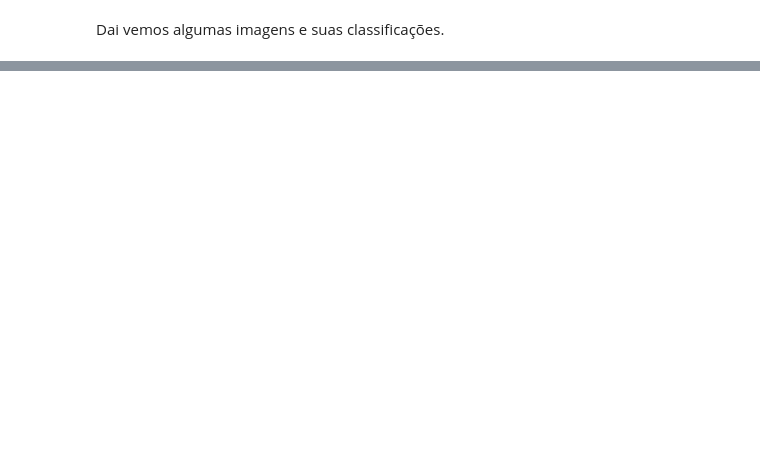
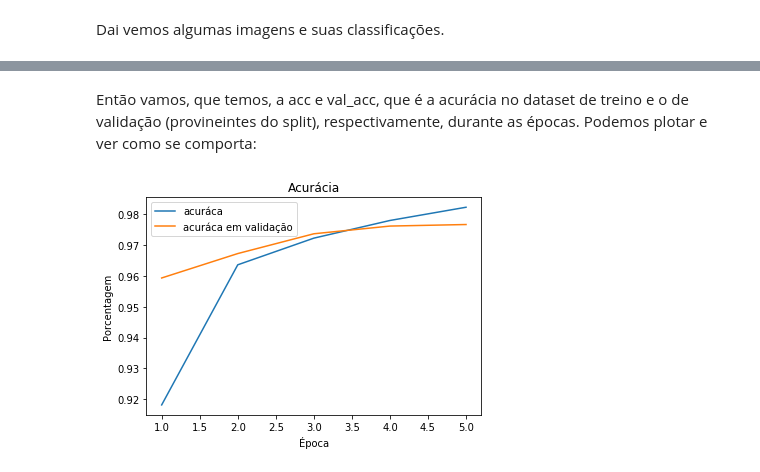
Before and after one commit to caverna-de-dados/blog, a Jupyter notebook: notebooks/Breve tutorial de Keras.ipynb, the cells around one changed output, grey strips where cells are left out. Saved outputs shown, nothing was run; the diff lists cells and outputs as text; code cells hidden in the pictures; blank space fills up the shorter version.

Commit message:
Atualizado notebok do post de introducao ao keras

```diff
--- a/notebooks/Breve tutorial de Keras.ipynb
+++ b/notebooks/Breve tutorial de Keras.ipynb
@@ -92,0 +94,9 @@ A mais comum, é a Sequencial (Sequential), onde a informação de uma camada é
+# %%
+from keras.models import Sequential
+from keras.layers import Dense, Flatten, Dropout
+
+modelo = Sequential()
+modelo.add( Flatten(input_shape=(28, 28)) )
+modelo.add( Dense(256, activation="relu") )
+modelo.add( Dropout(0.2) )
+modelo.add( Dense(10, activation="softmax") )
@@ -92,0 +111,6 @@ A mais comum, é a Sequencial (Sequential), onde a informação de uma camada é
+# %%
+modelo.compile(
+    optimizer="adam",
+    loss="sparse_categorical_crossentropy",
+    metrics=["accuracy"]
+)
@@ -92,0 +125,9 @@ A mais comum, é a Sequencial (Sequential), onde a informação de uma camada é
+# %%
+x_treino_preprocessado = x_train / 255.0
+epochs = 5
+
+historico = modelo.fit(
+    x_treino_preprocessado, y_train,
+    epochs = epochs,
+    validation_split = 0.2
+)
@@ -92,0 +173,12 @@ A mais comum, é a Sequencial (Sequential), onde a informação de uma camada é
+# %% [markdown]
+Então vamos, que temos, a acc e val_acc, que é a acurácia no dataset de treino e o de validação (provineintes do split), respectivamente, durante as épocas. Podemos plotar e ver como se comporta:
+# %%
+plt.title("Acurácia")
+plt.plot(range(1, epochs+1), historico.history["acc"], label="acuráca")
+plt.plot(range(1, epochs+1 ), historico.history["val_acc"], label="acuráca em validação")
+plt.xlabel("Época")
+plt.ylabel("Porcentagem")
+plt.legend()
+plt.show()
+# %% [output]
+[figure, added]
```
Also changed, not shown: parts of 33 cells of this notebook.
